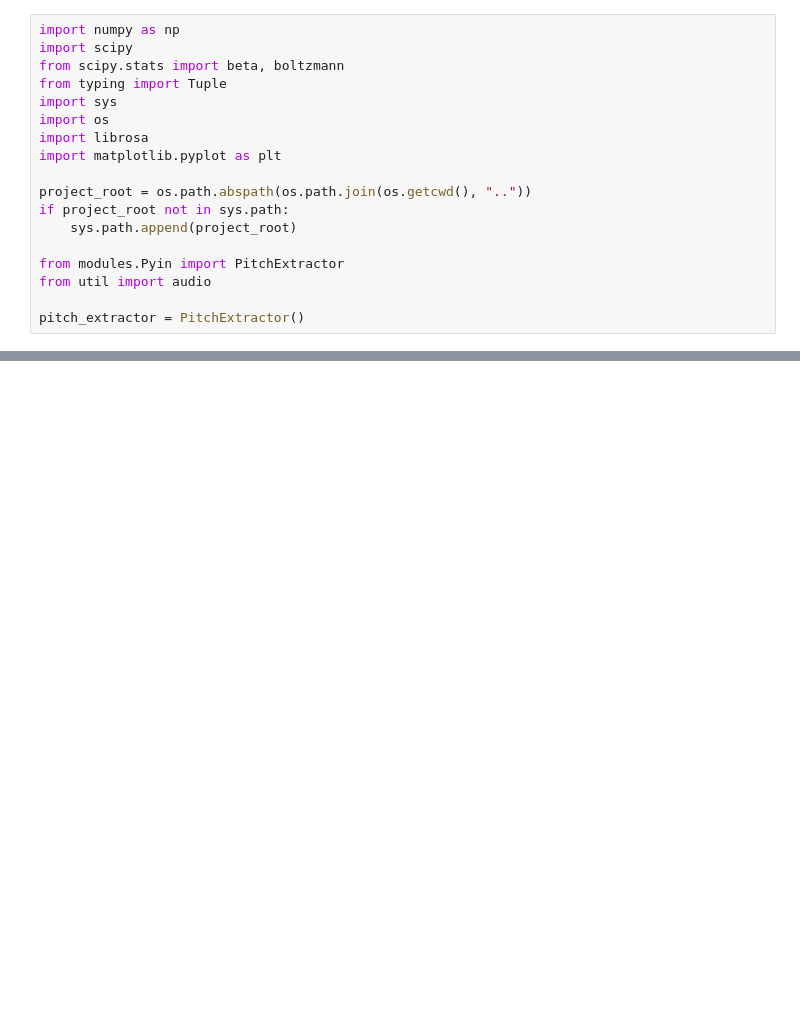
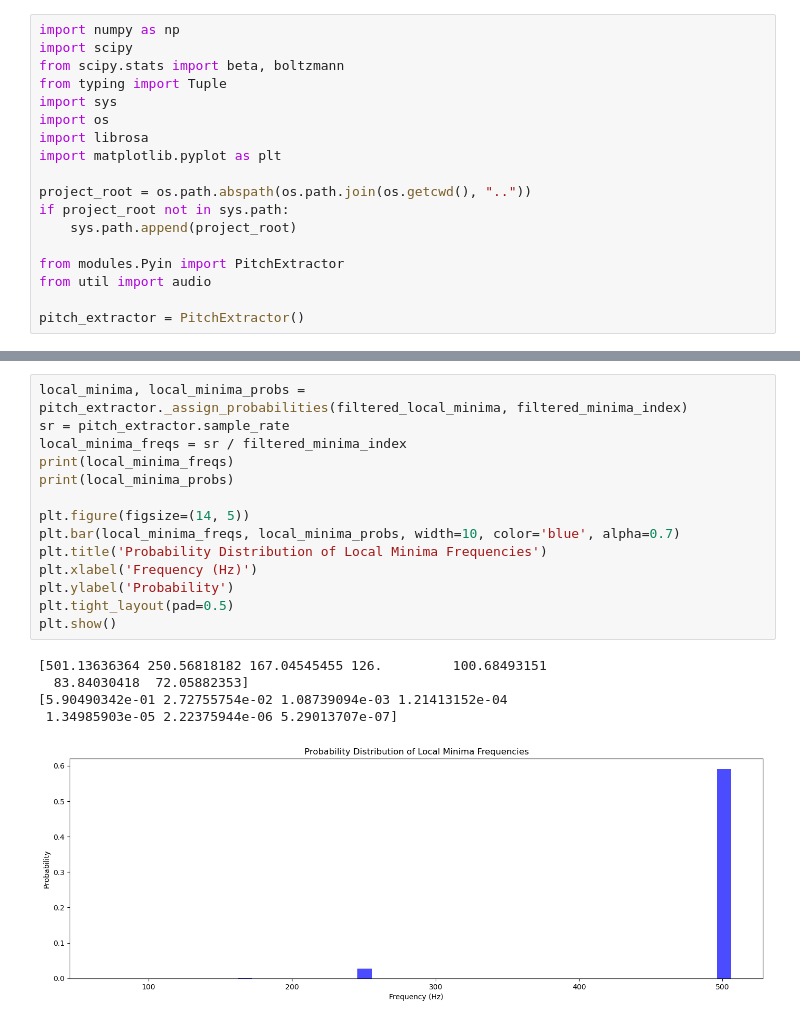
Before and after one commit to 1155194577/note_transcription, a Jupyter notebook: analysis/normalization.ipynb, the cells around one changed output, grey strips where cells are left out. Saved outputs shown, nothing was run; the diff lists cells and outputs as text; blank space fills up the shorter version.

```diff
--- a/analysis/normalization.ipynb
+++ b/analysis/normalization.ipynb
@@ -71,0 +73,20 @@ IndexError: tuple index out of range
+# %%
+local_minima, local_minima_probs = pitch_extractor._assign_probabilities(filtered_local_minima, filtered_minima_index)
+sr = pitch_extractor.sample_rate
+local_minima_freqs = sr / filtered_minima_index
+print(local_minima_freqs)
+print(local_minima_probs)
+
+plt.figure(figsize=(14, 5))
+plt.bar(local_minima_freqs, local_minima_probs, width=10, color='blue', alpha=0.7)
+plt.title('Probability Distribution of Local Minima Frequencies')
+plt.xlabel('Frequency (Hz)')
+plt.ylabel('Probability')
+plt.tight_layout(pad=0.5)
+plt.show()
+# %% [output]
+[501.13636364 250.56818182 167.04545455 126.         100.68493151
+  83.84030418  72.05882353]
+[5.90490342e-01 2.72755754e-02 1.08739094e-03 1.21413152e-04
+ 1.34985903e-05 2.22375944e-06 5.29013707e-07]
+[figure, added]
```
Also changed, not shown: parts of 4 cells of this notebook.
